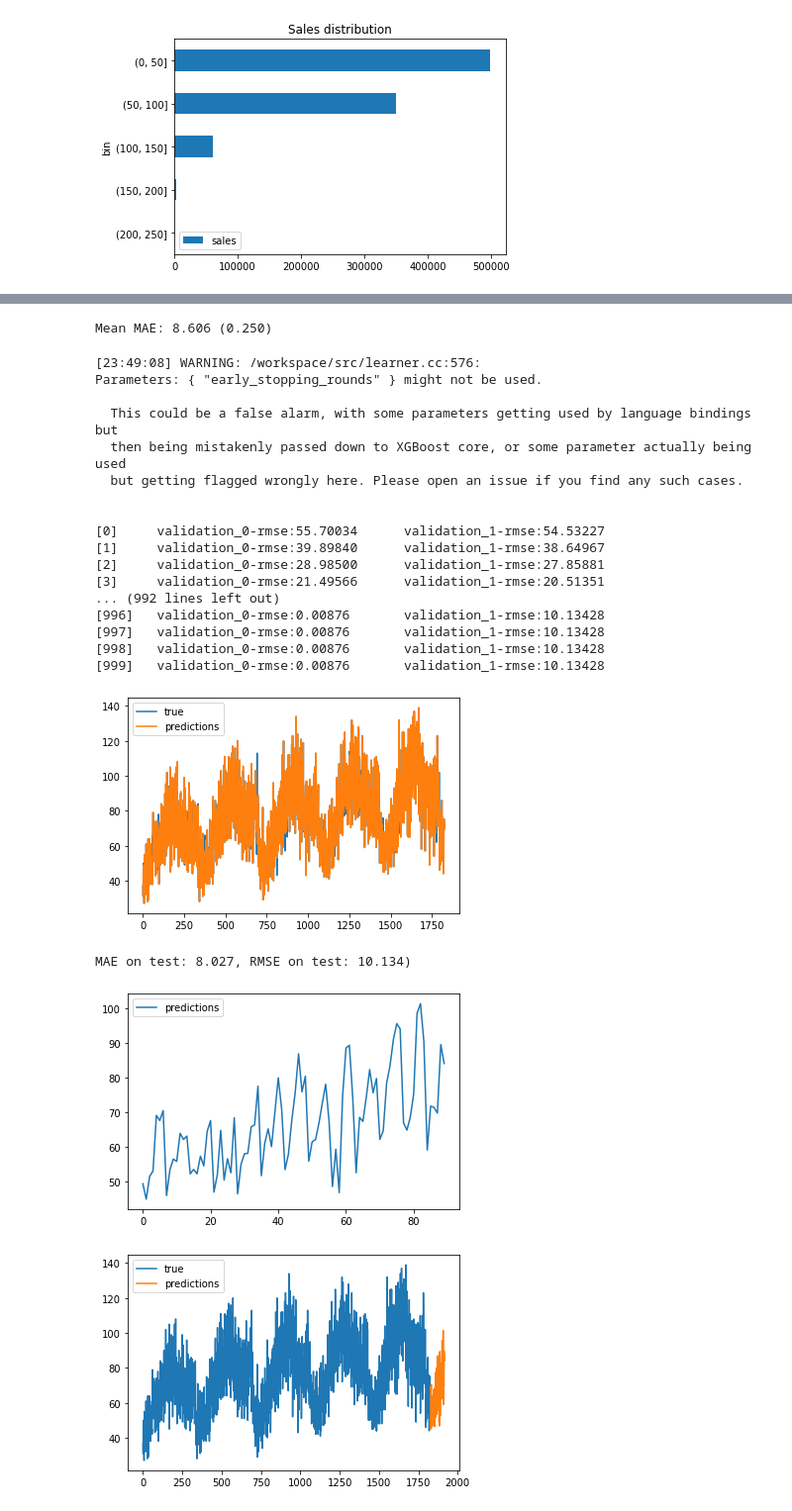
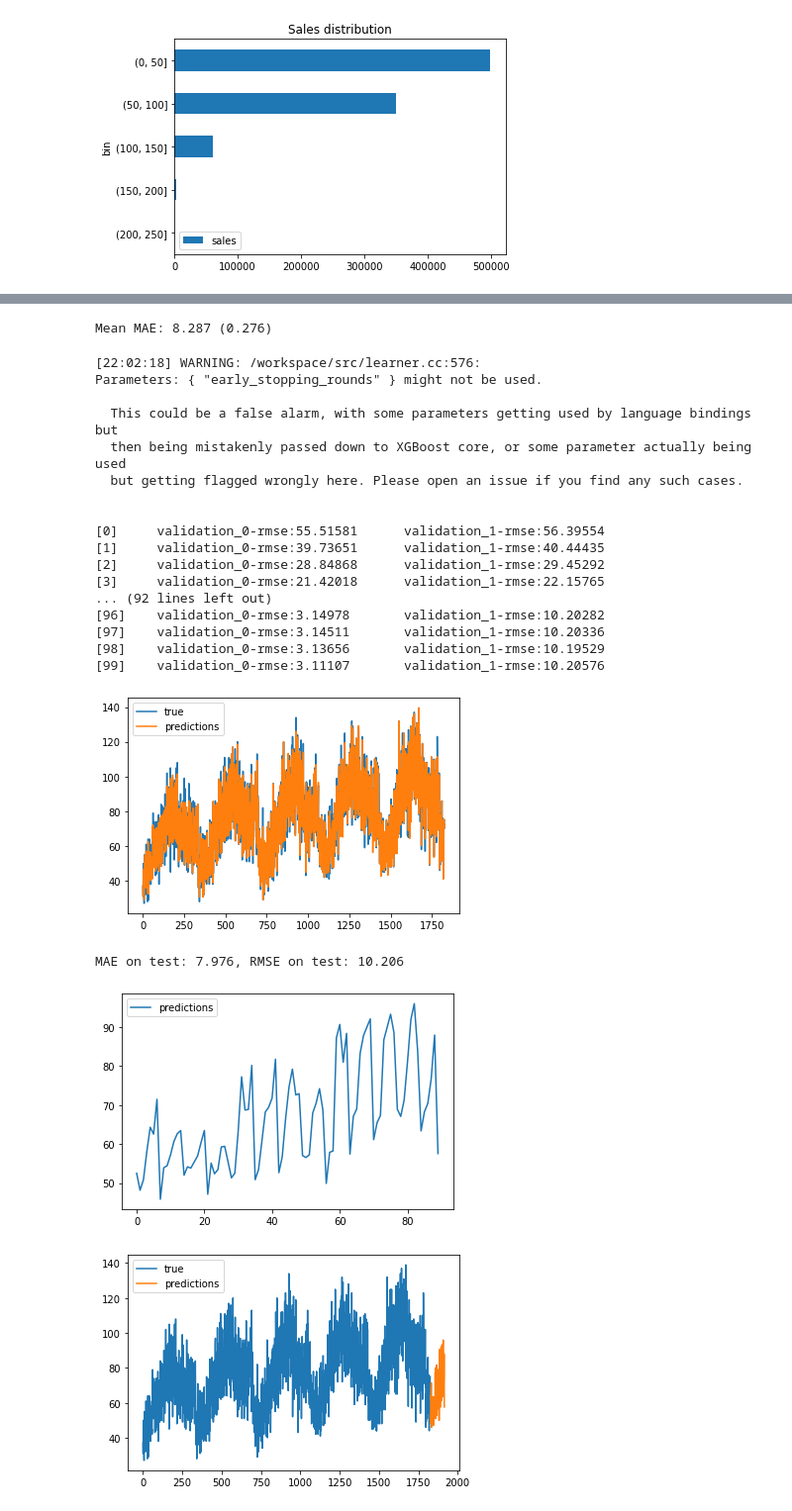
Before and after one commit to brakid/MLNotebooks, a Jupyter notebook: Demand Forecasting.ipynb, the cells around one changed output, grey strips where cells are left out. Shown at 99% size. Cells and saved outputs as stored; diff of their text form; code cells hidden in the pictures.

```diff
--- a/Demand Forecasting.ipynb
+++ b/Demand Forecasting.ipynb
@@ -62,8 +62,8 @@ sales_bins.sort_values(by='sales', ascending=True).plot(kind='barh', title='Sale
 # %% [output]
 [figure]
 # %%
-train = train_data[(train_data['store'] == store) & (train_data['item'] == item)][['date', 'sales']]
-test = test_data[(test_data['store'] == store) & (test_data['item'] == item)][['date']]
+train = train_data[(train_data['store'] == store) & (train_data['item'] == item)][['date', 'sales']].copy()
+test = test_data[(test_data['store'] == store) & (test_data['item'] == item)][['date']].copy()
 
 train, test
 # %% [output]
@@ -201,7 +201,7 @@ from xgboost import XGBRegressor
 
 X, y = training_data[['year', 'month', 'day', 'dayofweek', 'last_year_sales']].values, training_data[['sales']].values
 
-model = XGBRegressor(n_estimators=1000, early_stopping_rounds=100)
+model = XGBRegressor(n_estimators=100, early_stopping_rounds=10)
 # %%
 cv = RepeatedKFold(n_splits=5, n_repeats=3, random_state=1)
 scores = cross_val_score(model, X, y, scoring='neg_mean_absolute_error', cv=cv, n_jobs=-1)
@@ -209,7 +209,7 @@ scores = cross_val_score(model, X, y, scoring='neg_mean_absolute_error', cv=cv,
 scores = np.absolute(scores)
 print('Mean MAE: %.3f (%.3f)' % (scores.mean(), scores.std()) )
 # %% [output]
-Mean MAE: 8.606 (0.250)
+Mean MAE: 8.287 (0.276)
 # %%
 from sklearn.metrics import mean_absolute_error, mean_squared_error
 
@@ -229,7 +229,7 @@ rmse_error = np.sqrt(mean_squared_error(y_test, y_pred))
 
 print('MAE on test: %.3f, RMSE on test: %.3f' % (mae_error, rmse_error))
 # %% [output]
-[23:49:08] WARNING: /workspace/src/learner.cc:576:
+[22:02:18] WARNING: /workspace/src/learner.cc:576:
 Parameters: { "early_stopping_rounds" } might not be used.
 
   This could be a false alarm, with some parameters getting used by language bindings but
@@ -237,17 +237,17 @@ Parameters: { "early_stopping_rounds" } might not be used.
   but getting flagged wrongly here. Please open an issue if you find any such cases.
 
 
-[0]     validation_0-rmse:55.70034      validation_1-rmse:54.53227
-[1]     validation_0-rmse:39.89840      validation_1-rmse:38.64967
-[2]     validation_0-rmse:28.98500      validation_1-rmse:27.85881
-[3]     validation_0-rmse:21.49566      validation_1-rmse:20.51351
-... (992 lines left out)
-[996]   validation_0-rmse:0.00876       validation_1-rmse:10.13428
-[997]   validation_0-rmse:0.00876       validation_1-rmse:10.13428
-[998]   validation_0-rmse:0.00876       validation_1-rmse:10.13428
-[999]   validation_0-rmse:0.00876       validation_1-rmse:10.13428
+[0]     validation_0-rmse:55.51581      validation_1-rmse:56.39554
+[1]     validation_0-rmse:39.73651      validation_1-rmse:40.44435
+[2]     validation_0-rmse:28.84868      validation_1-rmse:29.45292
+[3]     validation_0-rmse:21.42018      validation_1-rmse:22.15765
+... (92 lines left out)
+[96]    validation_0-rmse:3.14978       validation_1-rmse:10.20282
+[97]    validation_0-rmse:3.14511       validation_1-rmse:10.20336
+[98]    validation_0-rmse:3.13656       validation_1-rmse:10.19529
+[99]    validation_0-rmse:3.11107       validation_1-rmse:10.20576
-[figure, old version]
+[figure, new version]
-MAE on test: 8.027, RMSE on test: 10.134)
+MAE on test: 7.976, RMSE on test: 10.206
 # %%
 X_testing = testing_data[['year', 'month', 'day', 'dayofweek', 'last_year_sales']].values
 
@@ -257,11 +257,11 @@ plt.plot(y_predictions, label='predictions')
 plt.legend(loc='best')
 plt.show()
 # %% [output]
-[figure, old version]
+[figure, new version]
 # %%
 plt.plot(y, label='true')
-plt.plot(range(len(y)+len(y_predictions)), y_predictions.reshape(-1, 1), label='predictions')
+plt.plot(range(len(y), len(y)+len(y_predictions)), y_predictions.reshape(-1, 1), label='predictions')
 plt.legend(loc='best')
 plt.show()
 # %% [output]
-[figure, old version]
+[figure, new version]
```
Also changed, not shown: parts of 27 cells of this notebook.
